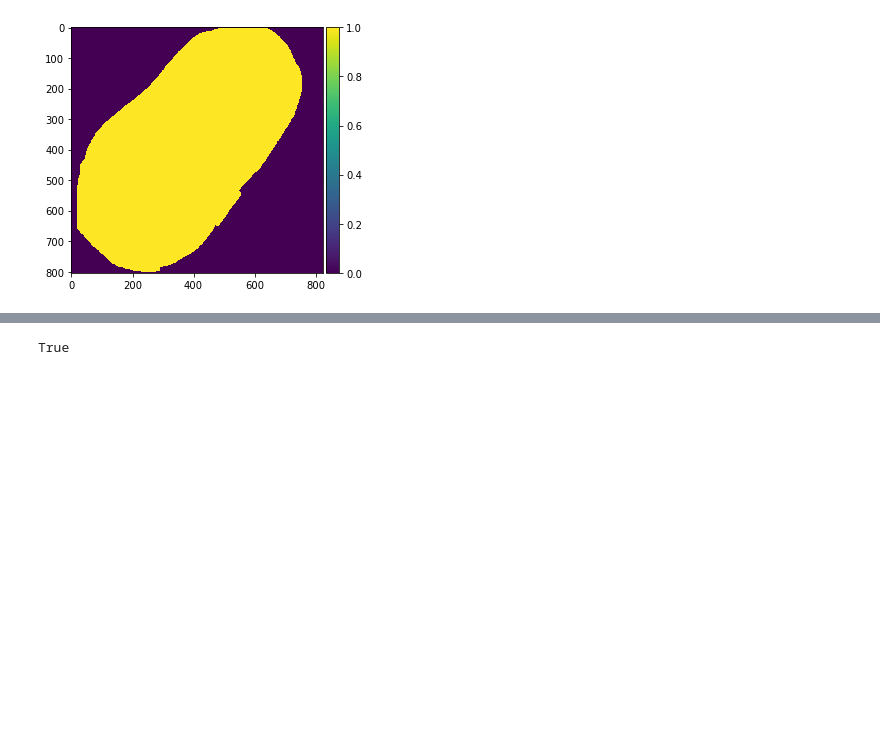
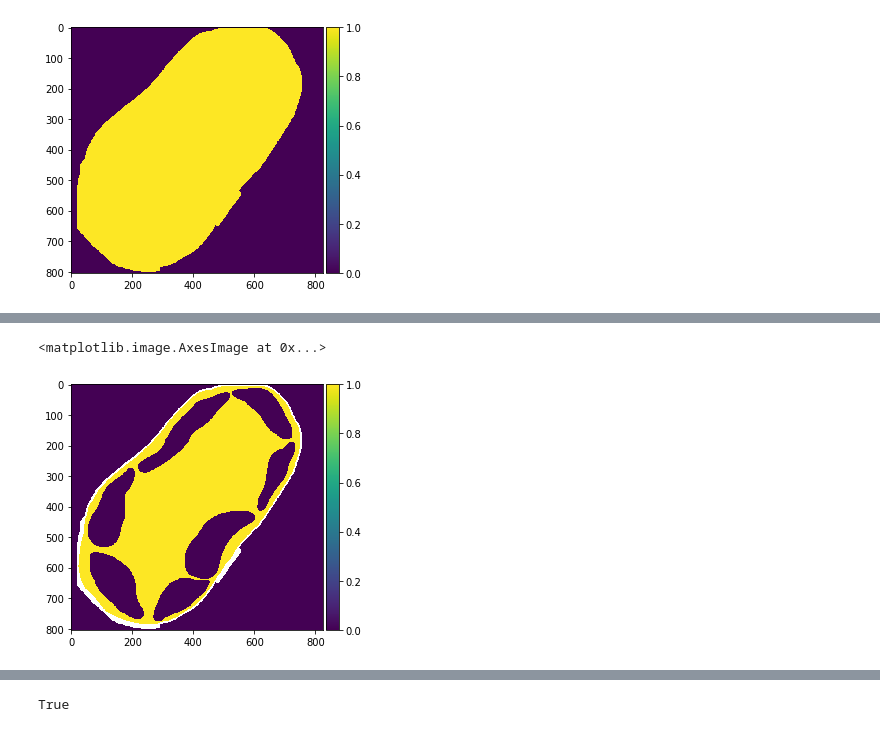
Before and after one commit to gtrancourt/3D-Organelle-Distances-, a Jupyter notebook: Organelle_distance_CW-to-CHL-GTR.ipynb, the cells around one changed output, grey strips where cells are left out. Saved outputs shown, nothing was run; the diff lists cells and outputs as text; code cells hidden in the pictures; blank space fills up the shorter version.

```diff
--- a/Organelle_distance_CW-to-CHL-GTR.ipynb
+++ b/Organelle_distance_CW-to-CHL-GTR.ipynb
@@ -144,5 +174,8 @@ io.imshow((vac_stack ^ chl_stack)[200].astype(int))
 # %%
 # Create masked array
-air_masked_array = np.ma.masked_array(chl_stack, all_cw_stack)
+#air_masked_array = np.ma.masked_array(chl_stack, all_cw_stack)
 air_masked_array = np.ma.masked_array((vac_stack ^ chl_stack), all_cw_stack)
 io.imshow(air_masked_array[200].astype(int))
+# %% [output]
+<matplotlib.image.AxesImage at 0x...>
+[figure, added]
```
Also changed, not shown: parts of 20 cells of this notebook, 1 other file.
